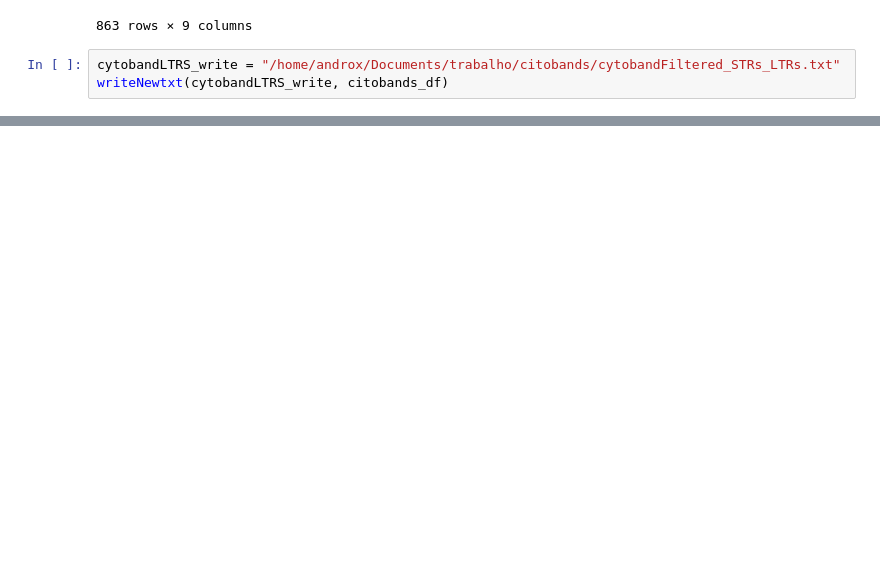
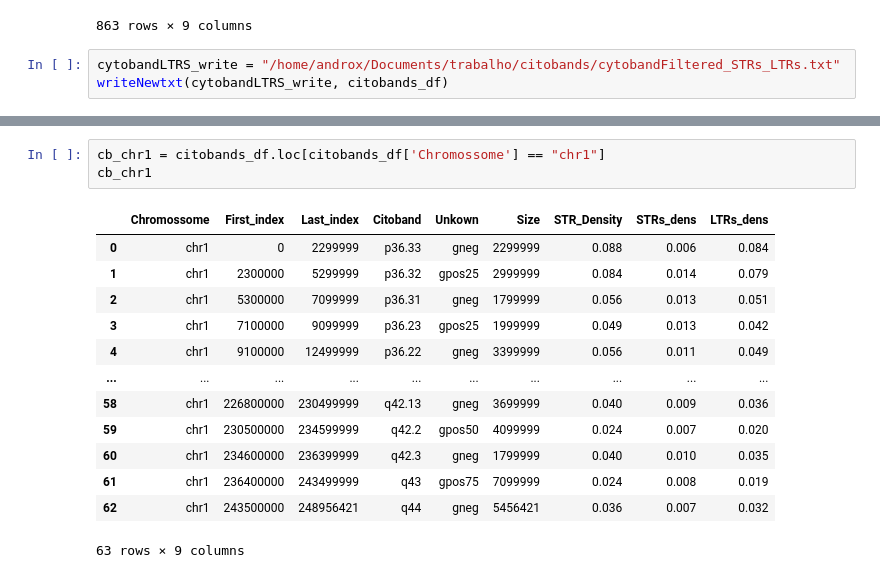
Before and after one commit to AndreSantos2000/A_map_of_privacy-sensitivity_in_human_genomes, a Jupyter notebook: jupyter_scripts/cytobands/cytobands_dataTreatment.ipynb, the cells around one changed output, grey strips where cells are left out. Cells and saved outputs as stored; diff of their text form; blank space fills up the shorter version.

```diff
--- a/jupyter_scripts/cytobands/cytobands_dataTreatment.ipynb
+++ b/jupyter_scripts/cytobands/cytobands_dataTreatment.ipynb
@@ -336,0 +379,17 @@ writeNewtxt(cytobandLTRS_write, citobands_df)
+# %%
+cb_chr1 = citobands_df.loc[citobands_df['Chromossome'] == "chr1"]
+cb_chr1
+# %% [output]
+|  | Chromossome | First_index | Last_index | Citoband | Unkown | Size | STR_Density | STRs_dens | LTRs_dens |
+| 0 | chr1 | 0 | 2299999 | p36.33 | gneg | 2299999 | 0.088 | 0.006 | 0.084 |
+| 1 | chr1 | 2300000 | 5299999 | p36.32 | gpos25 | 2999999 | 0.084 | 0.014 | 0.079 |
+| 2 | chr1 | 5300000 | 7099999 | p36.31 | gneg | 1799999 | 0.056 | 0.013 | 0.051 |
+| 3 | chr1 | 7100000 | 9099999 | p36.23 | gpos25 | 1999999 | 0.049 | 0.013 | 0.042 |
+| 4 | chr1 | 9100000 | 12499999 | p36.22 | gneg | 3399999 | 0.056 | 0.011 | 0.049 |
+| ... | ... | ... | ... | ... | ... | ... | ... | ... | ... |
+| 58 | chr1 | 226800000 | 230499999 | q42.13 | gneg | 3699999 | 0.040 | 0.009 | 0.036 |
+| 59 | chr1 | 230500000 | 234599999 | q42.2 | gpos50 | 4099999 | 0.024 | 0.007 | 0.020 |
+| 60 | chr1 | 234600000 | 236399999 | q42.3 | gneg | 1799999 | 0.040 | 0.010 | 0.035 |
+| 61 | chr1 | 236400000 | 243499999 | q43 | gpos75 | 7099999 | 0.024 | 0.008 | 0.019 |
+| 62 | chr1 | 243500000 | 248956421 | q44 | gneg | 5456421 | 0.036 | 0.007 | 0.032 |
+63 rows × 9 columns
```
Also changed, not shown: parts of 7 cells of this notebook, 7 other files.
